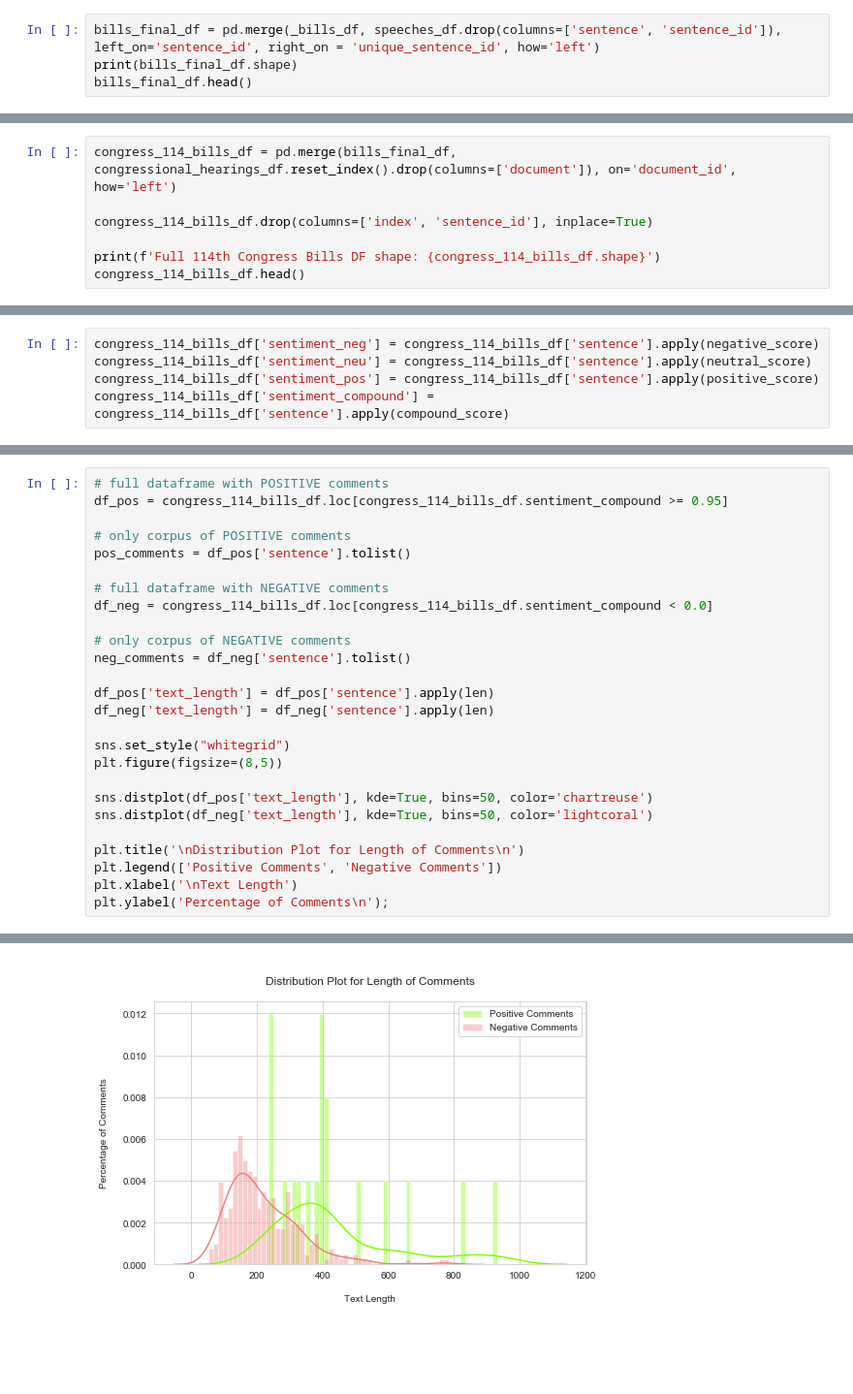
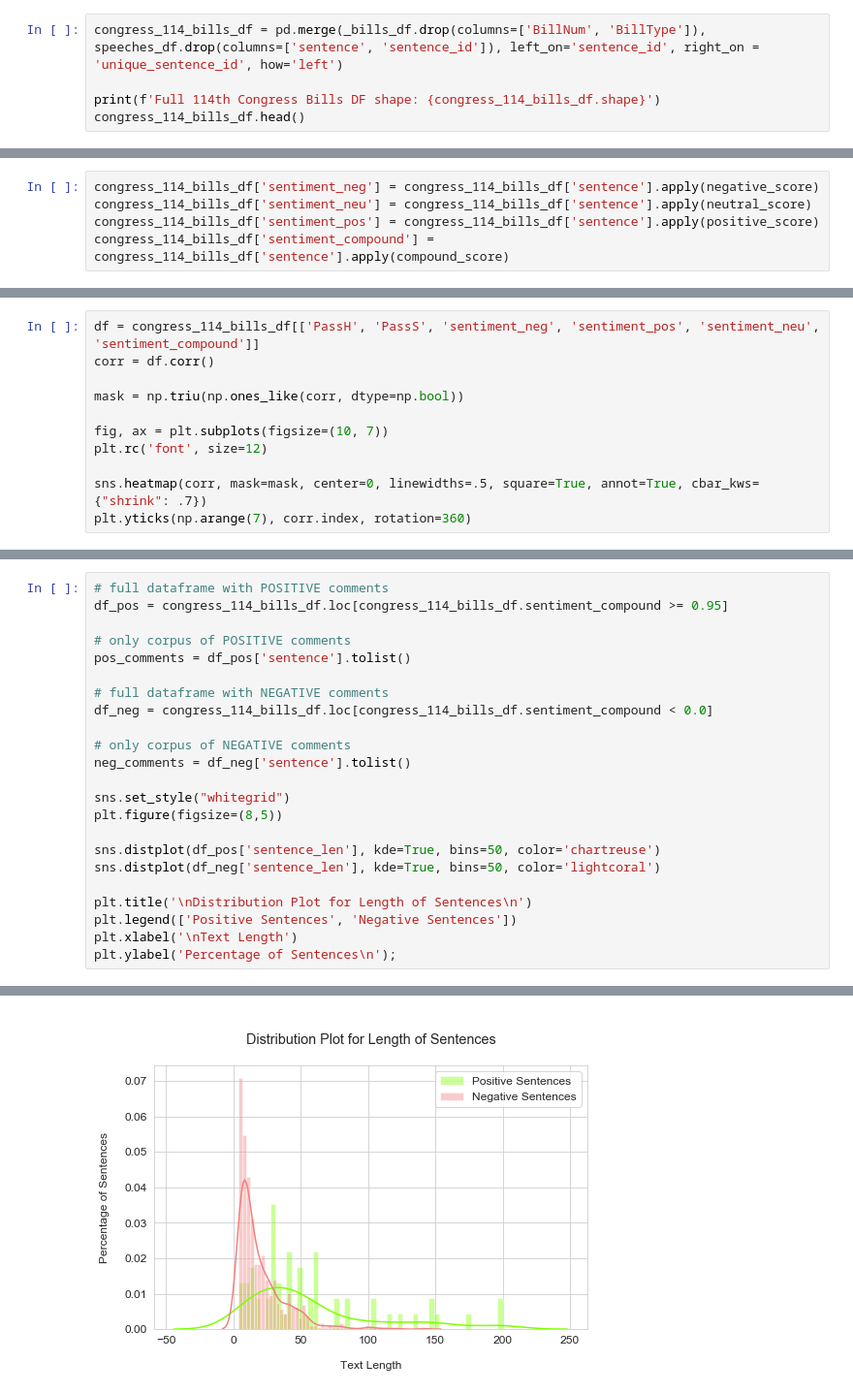
Before and after one commit to inescsv/congress_speech_analysis, a Jupyter notebook: 1_speech_analysis_bills_sentiment_analysis.ipynb, the cells around one changed output, grey strips where cells are left out. Shown at 97% size. Cells and saved outputs as stored; diff of their text form; blank space fills up the shorter version.

```diff
--- a/1_speech_analysis_bills_sentiment_analysis.ipynb
+++ b/1_speech_analysis_bills_sentiment_analysis.ipynb
@@ -318,5 +263,6 @@ Name: bill_type, dtype: int64
 # %%
-bills_final_df = pd.merge(_bills_df, speeches_df.drop(columns=['sentence', 'sentence_id']), left_on='sentence_id', right_on = 'unique_sentence_id', how='left')
-print(bills_final_df.shape)
-bills_final_df.head()
+congress_114_bills_df = pd.merge(_bills_df.drop(columns=['BillNum', 'BillType']), speeches_df.drop(columns=['sentence', 'sentence_id']), left_on='sentence_id', right_on = 'unique_sentence_id', how='left')
+
+print(f'Full 114th Congress Bills DF shape: {congress_114_bills_df.shape}')
+congress_114_bills_df.head()
 # %% [output]
@@ -330,7 +275,0 @@ bills_final_df.head()
-# %%
-congress_114_bills_df = pd.merge(bills_final_df, congressional_hearings_df.reset_index().drop(columns=['document']), on='document_id', how='left')
-
-congress_114_bills_df.drop(columns=['index', 'sentence_id'], inplace=True)
-
-print(f'Full 114th Congress Bills DF shape: {congress_114_bills_df.shape}')
-congress_114_bills_df.head()
@@ -379,0 +339,11 @@ congress_114_bills_df['sentiment_compound'] = congress_114_bills_df['sentence'].
+# %%
+df = congress_114_bills_df[['PassH', 'PassS', 'sentiment_neg', 'sentiment_pos', 'sentiment_neu', 'sentiment_compound']]
+corr = df.corr()
+
+mask = np.triu(np.ones_like(corr, dtype=np.bool))
+
+fig, ax = plt.subplots(figsize=(10, 7))
+plt.rc('font', size=12)
+
+sns.heatmap(corr, mask=mask, center=0, linewidths=.5, square=True, annot=True, cbar_kws={"shrink": .7})
+plt.yticks(np.arange(7), corr.index, rotation=360)
@@ -437,17 +464,14 @@ df_neg = congress_114_bills_df.loc[congress_114_bills_df.sentiment_compound < 0.
 # only corpus of NEGATIVE comments
 neg_comments = df_neg['sentence'].tolist()
 
-df_pos['text_length'] = df_pos['sentence'].apply(len)
-df_neg['text_length'] = df_neg['sentence'].apply(len)
-
 sns.set_style("whitegrid")
 plt.figure(figsize=(8,5))
 
-sns.distplot(df_pos['text_length'], kde=True, bins=50, color='chartreuse')
-sns.distplot(df_neg['text_length'], kde=True, bins=50, color='lightcoral')
+sns.distplot(df_pos['sentence_len'], kde=True, bins=50, color='chartreuse')
+sns.distplot(df_neg['sentence_len'], kde=True, bins=50, color='lightcoral')
 
-plt.title('\nDistribution Plot for Length of Comments\n')
-plt.legend(['Positive Comments', 'Negative Comments'])
+plt.title('\nDistribution Plot for Length of Sentences\n')
+plt.legend(['Positive Sentences', 'Negative Sentences'])
 plt.xlabel('\nText Length')
-plt.ylabel('Percentage of Comments\n');
+plt.ylabel('Percentage of Sentences\n');
 # %% [output]
@@ -463 +478 @@ See the caveats in the documentation: http://pandas.pydata.org/pandas-docs/stabl
-[figure, old version]
+[figure, new version]
```
Also changed, not shown: parts of 26 cells of this notebook, 1 other file.
